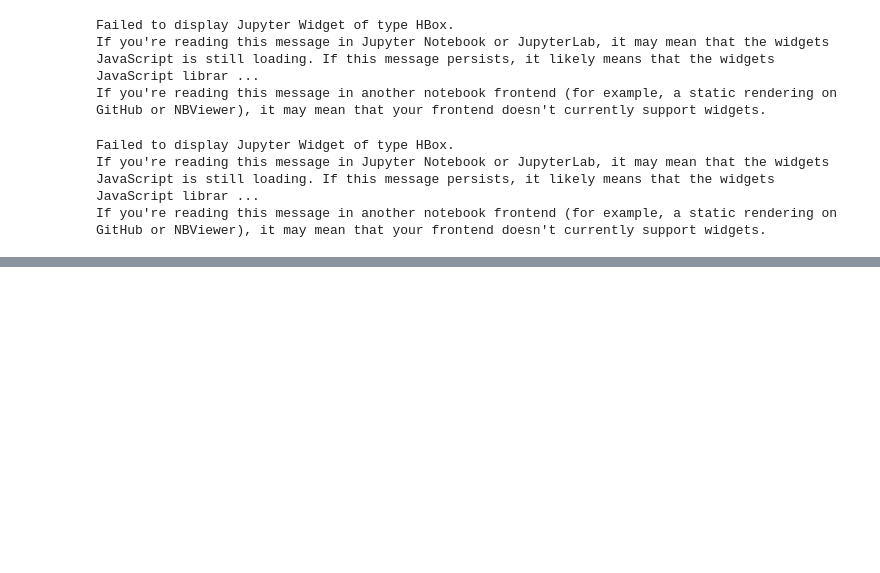
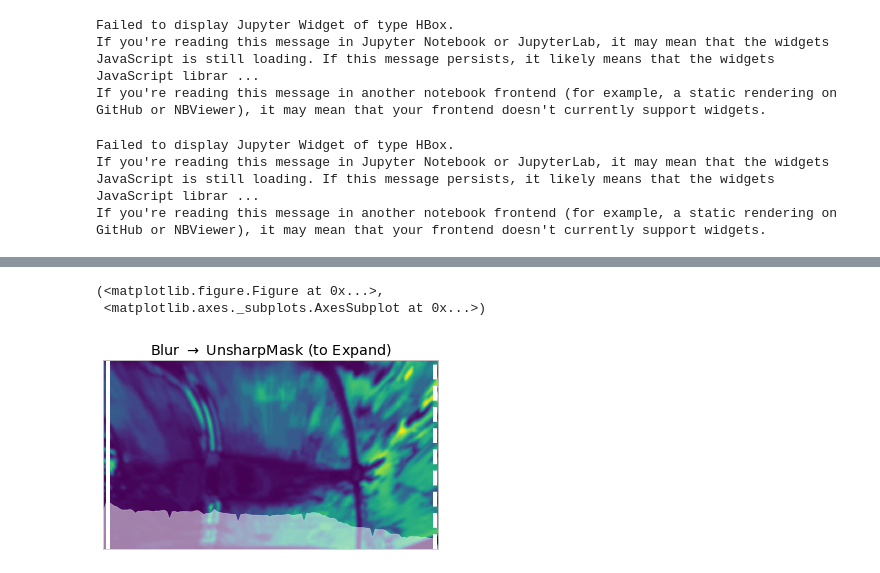
Before and after one commit to tsbertalan/laneLines, a Jupyter notebook: Evaluating HSV.ipynb, the cells around one changed output, grey strips where cells are left out. Drawn from its saved outputs; the diff is of its cells as text; code cells hidden in the pictures; blank space fills up the shorter version.

```diff
--- a/Evaluating HSV.ipynb
+++ b/Evaluating HSV.ipynb
@@ -114,0 +226,9 @@ hsvshow.showMembers(
+# %%
+expand = negPosDilateSobelS.getByKind(Expand, index=0)
+
+parent = expand.parent()
+parent.showValue(histogramOverlayAlpha=.5)
+# %% [output]
+(<matplotlib.figure.Figure at 0x...>,
+ <matplotlib.axes._subplots.AxesSubplot at 0x...>)
+[figure, added]
```
Also changed, not shown: parts of 16 cells of this notebook, 5 other files.
